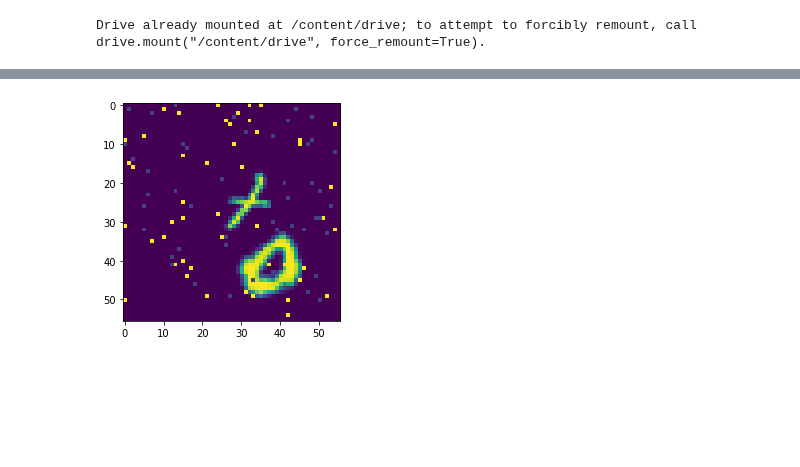
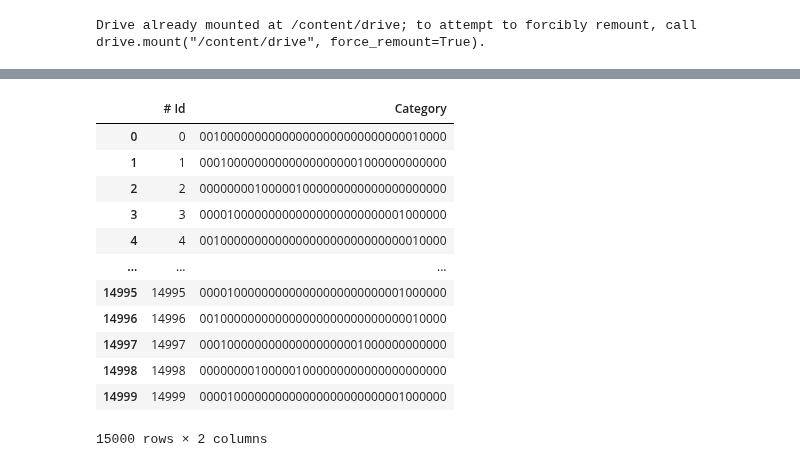
Before and after one commit to felixsimard/comp551-p3, a Jupyter notebook: Felix_Exploration.ipynb, the cells around one changed output, grey strips where cells are left out. Cells and saved outputs as stored; diff of their text form; code cells hidden in the pictures; blank space fills up the shorter version.

```diff
--- a/Felix_Exploration.ipynb
+++ b/Felix_Exploration.ipynb
@@ -153,6 +299,8 @@ class ConvNet(nn.Module):
 # %%
-# Test model flow
-model_test = ConvNet()
-x = torch.randn(BATCH_SIZE, 1, 56, 56)
-print(model_test(x).shape)
+# Test model flow, check output size, shoudl be [batchs_size, num_classes]
+dummy_model = Net()
+random_input = torch.rand(BATCH_SIZE, 1, 56, 56)
+print(random_input.shape)
+output = dummy_model(random_input)
+print(output.shape)
 # %% [output]
@@ -218,5 +374,0 @@ Finished Training
-# %%
-images, labels = next(iter(test_ul_dataloader))
-imshow(images[0]) # torchvision.utils.make_grid(images[0])
-# %% [output]
-[figure, removed]
@@ -227,13 +394,14 @@ df = pd.DataFrame(columns=['# Id', 'Category'])
 with torch.no_grad():
     i = 0
     for data in test_ul_dataloader:
-        images, labels = data
-        images = data[0].to(device)[None, :]
-        images = images.permute(1, 0, 2, 3)
-        outputs = model(images)
-        _, predicted = torch.max(outputs.data, 1)
+        inputs = inputs.to(device).float()
+        targets = targets.to(device).float()
+        outputs = model(inputs)
+        predictions = transform_output(outputs)
+        # _, predicted = torch.max(outputs.data, 1)
+        # print(predicted)
         for batch in range(BATCH_SIZE):
-            label_predicted = labels_encoder.inverse_transform([predicted[batch].item()])
-            prediction = str(label_predicted[0])
-            df.loc[i] = [i, prediction]
+            prediction = predictions[batch]
+            label = ''.join(str(x) for x in prediction)
+            df.loc[i] = [i, label]
             i += 1
@@ -257,3 +408,19 @@ def convert_bit_string_to_label(bit_str):
+# %%
+df
+# %% [output]
+|  | # Id | Category |
+| 0 | 0 | 001000000000000000000000000000010000 |
+| 1 | 1 | 000100000000000000000001000000000000 |
+| 2 | 2 | 000000001000001000000000000000000000 |
+| 3 | 3 | 000010000000000000000000000001000000 |
+| 4 | 4 | 001000000000000000000000000000010000 |
+| ... | ... | ... |
+| 14995 | 14995 | 000010000000000000000000000001000000 |
+| 14996 | 14996 | 001000000000000000000000000000010000 |
+| 14997 | 14997 | 000100000000000000000001000000000000 |
+| 14998 | 14998 | 000000001000001000000000000000000000 |
+| 14999 | 14999 | 000010000000000000000000000001000000 |
+15000 rows × 2 columns
 # %%
 # Check out visually the predictions of our model
 # %%
```
Also changed, not shown: parts of 19 cells of this notebook.
